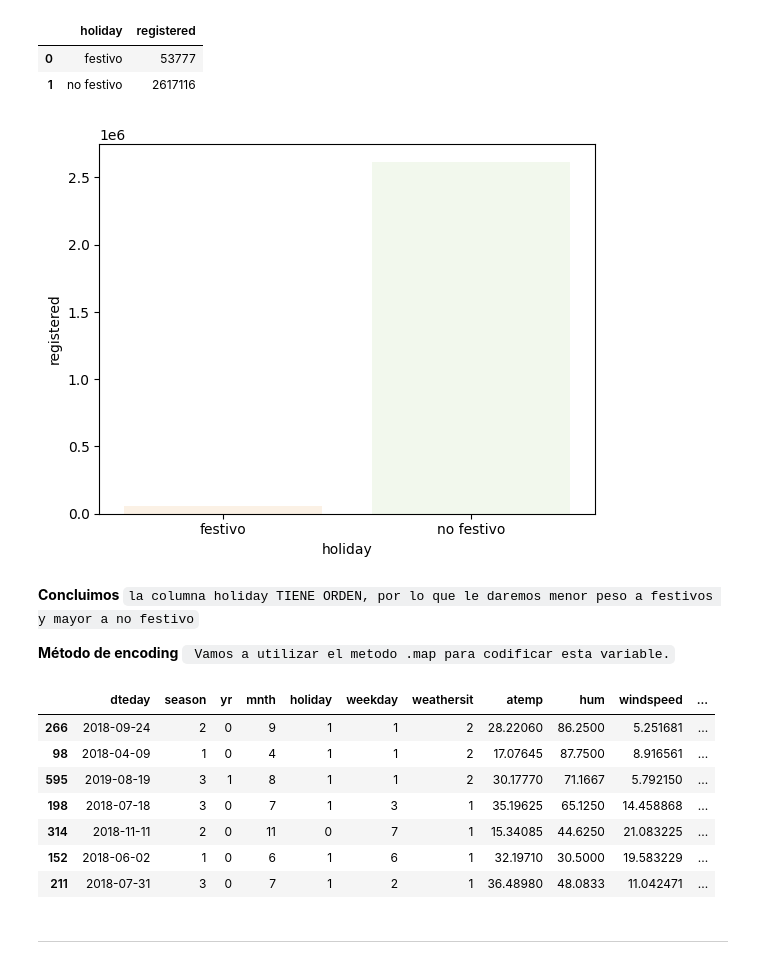
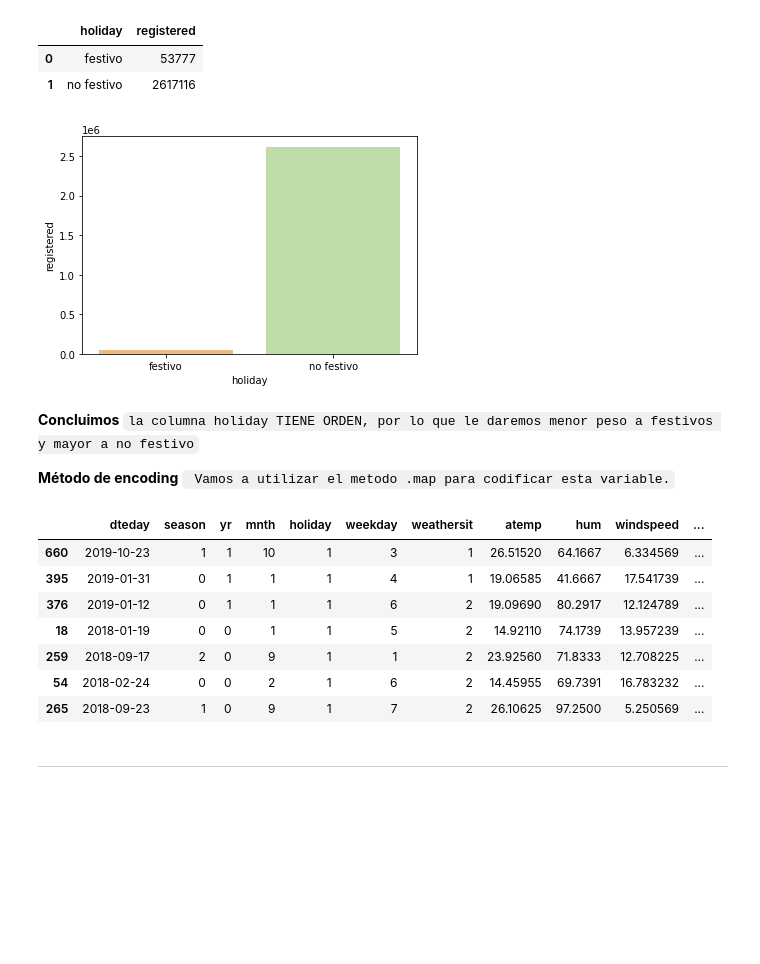
Before and after one commit to Adalab/project-DA-promo-c-modulo-3-team-1, a Jupyter notebook: borrador/encoding_registrados.ipynb, the cells around one changed output. Drawn from its saved outputs; the diff is of its cells as text; code cells hidden in the pictures; blank space fills up the shorter version.

```diff
--- a/borrador/encoding_registrados.ipynb
+++ b/borrador/encoding_registrados.ipynb
@@ -88,7 +88,7 @@ sns.barplot(
 
 **Método de encoding** ` Vamos a utilizar el metodo .map para codificar esta variable.`
 # %%
-mapa_season = {'invierno':0, 'primavera':1, 'otoño':2, 'verano':3}
+mapa_season = {'invierno':0, 'primavera':1, 'otoño':1, 'verano':2}
 # %%
 df['season'] = df['season'].map(mapa_season)
 # %% [markdown]
@@ -106,12 +106,12 @@ holiday
 # %%
 sns.barplot(
         data = holiday,
         x = 'holiday',
         y = 'registered',
-        alpha = 0.2,
+        #alpha = 0.2,
         palette = 'Spectral');
 # %% [output]
-[figure, old version]
+[figure, new version]
 # %% [markdown]
 **Concluimos**  `la columna holiday TIENE ORDEN, por lo que le daremos menor peso a festivos y mayor a no festivo`
 
@@ -124,13 +124,13 @@ df['holiday'] = df['holiday'].map(mapa_holiday)
 df.sample(7)
 # %% [output]
 |  | dteday | season | yr | mnth | holiday | weekday | weathersit | atemp | hum | windspeed | ... |
-| 266 | 2018-09-24 | 2 | 0 | 9 | 1 | 1 | 2 | 28.22060 | 86.2500 | 5.251681 | ... |
-| 98 | 2018-04-09 | 1 | 0 | 4 | 1 | 1 | 2 | 17.07645 | 87.7500 | 8.916561 | ... |
-| 595 | 2019-08-19 | 3 | 1 | 8 | 1 | 1 | 2 | 30.17770 | 71.1667 | 5.792150 | ... |
-| 198 | 2018-07-18 | 3 | 0 | 7 | 1 | 3 | 1 | 35.19625 | 65.1250 | 14.458868 | ... |
-| 314 | 2018-11-11 | 2 | 0 | 11 | 0 | 7 | 1 | 15.34085 | 44.6250 | 21.083225 | ... |
-| 152 | 2018-06-02 | 1 | 0 | 6 | 1 | 6 | 1 | 32.19710 | 30.5000 | 19.583229 | ... |
-| 211 | 2018-07-31 | 3 | 0 | 7 | 1 | 2 | 1 | 36.48980 | 48.0833 | 11.042471 | ... |
+| 660 | 2019-10-23 | 1 | 1 | 10 | 1 | 3 | 1 | 26.51520 | 64.1667 | 6.334569 | ... |
+| 395 | 2019-01-31 | 0 | 1 | 1 | 1 | 4 | 1 | 19.06585 | 41.6667 | 17.541739 | ... |
+| 376 | 2019-01-12 | 0 | 1 | 1 | 1 | 6 | 2 | 19.09690 | 80.2917 | 12.124789 | ... |
+| 18 | 2018-01-19 | 0 | 0 | 1 | 1 | 5 | 2 | 14.92110 | 74.1739 | 13.957239 | ... |
+| 259 | 2018-09-17 | 2 | 0 | 9 | 1 | 1 | 2 | 23.92560 | 71.8333 | 12.708225 | ... |
+| 54 | 2018-02-24 | 0 | 0 | 2 | 1 | 6 | 2 | 14.45955 | 69.7391 | 16.783232 | ... |
+| 265 | 2018-09-23 | 1 | 0 | 9 | 1 | 7 | 2 | 26.10625 | 97.2500 | 5.250569 | ... |
 # %% [markdown]
 ---
 # %% [markdown]
```
Also changed, not shown: parts of 6 cells of this notebook, 3 other files.
